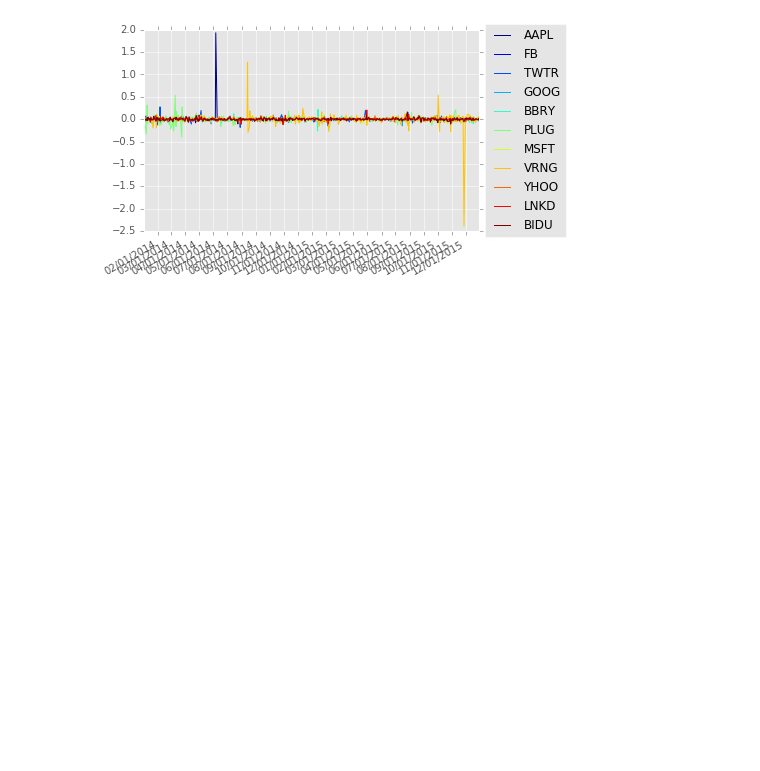
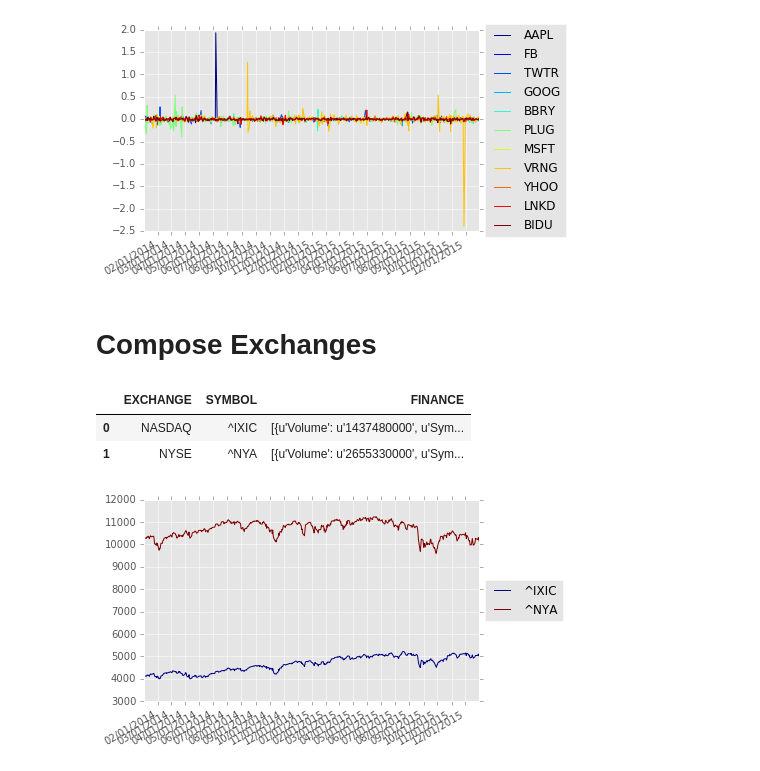
Before and after one commit to densekernel/sentisignal, a Jupyter notebook: Top30FinancePlot.ipynb, the cells around one changed output. Cells and saved outputs as stored; diff of their text form; code cells hidden in the pictures; blank space fills up the shorter version.

Commit message:
update finance plot

```diff
--- a/Top30FinancePlot.ipynb
+++ b/Top30FinancePlot.ipynb
@@ -105,3 +106,24 @@ plot_close_prices(tech)
 plot_log_returns(tech)
 # %% [output]
 [figure]
+# %% [markdown]
+# Compose Exchanges
+# %%
+start_date = '2014-01-01'
+end_date = '2015-12-31'
+
+exch = DataFrame()
+exch['EXCHANGE'] = ['NASDAQ', 'NYSE']
+exch['SYMBOL'] = ['^IXIC', '^NYA']
+exch['FINANCE'] = exch['SYMBOL'].apply(lambda x: Share(x).get_historical(start_date, end_date))
+# exch['FINANCE'] = exchweb.DataReader("F", 'google', start_date, end_date)
+# %%
+exch.head()
+# %% [output]
+|  | EXCHANGE | SYMBOL | FINANCE |
+| 0 | NASDAQ | ^IXIC | [{u'Volume': u'1437480000', u'Sym... |
+| 1 | NYSE | ^NYA | [{u'Volume': u'2655330000', u'Sym... |
+# %%
+plot_close_prices(exch)
+# %% [output]
+[figure, added]
```
Also changed, not shown: parts of 4 cells of this notebook.
